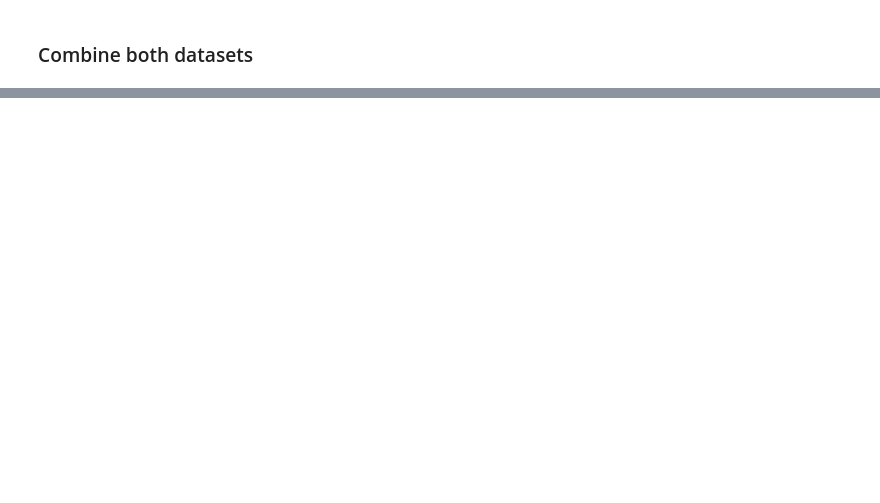
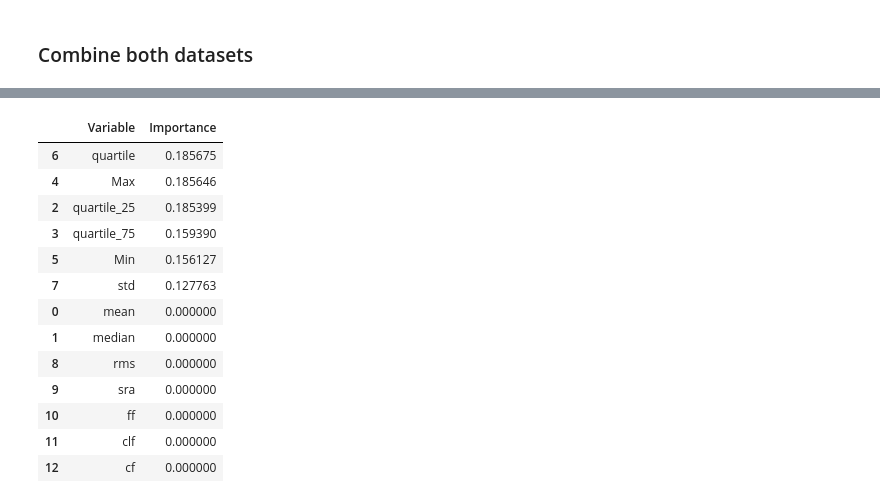
Before and after one commit to JPNMint/Cavitation_detection_ML, a Jupyter notebook: pipeline_V1.ipynb, the cells around one changed output, grey strips where cells are left out. Cells and saved outputs as stored; diff of their text form; code cells hidden in the pictures; blank space fills up the shorter version.

```diff
--- a/pipeline_V1.ipynb
+++ b/pipeline_V1.ipynb
@@ -221,14 +239,14 @@ def feature_pipe (datasets, splits_in_sec, label):
     df_split = splitting(sr[0],df, splits_in_sec)
     freq, df_ftt = fourier_trans(sr[0],df_split)
     output_df = feature_extraction(df_ftt, label)
-    return output_df
+    return len(df_split), output_df
 # %%
 No_cav_files = ["sxmany_200206_007_HKMNetzpumpe04_004_RP1_FC_01_C06_SB1_L0_XX_XXXX_YY_YYYY_ZZZZZZ_10.wav"]
 cav_files = ["s00000_191115_007_KesselpumpHD02_002_RP1_FC_01_P06_SB1_L0_KS_XXXX_YY_YYYY_ZZZZZZ_16.wav"]
 
 
-no_cav_df = feature_pipe(No_cav_files,3,"No_Cavitation")
-cav_df = feature_pipe(cav_files,3,"Cavitation")
+no_cav_df = feature_pipe(No_cav_files,0.1,"No Cavitation")[1]
+cav_df = feature_pipe(cav_files,0.1,"Cavitation")[1]
 final_df = pd.concat([no_cav_df, cav_df])
 final_df
 # %% [output]
@@ -249,0 +256,31 @@ final_df
+# %%
+import xgboost as xgb
+from sklearn.model_selection import train_test_split
+
+y = final_df["Cavitation"]
+X = final_df.loc[:, final_df.columns != 'Cavitation'].astype('float')
+
+X_train,X_test,y_train,y_test= train_test_split(X, y, test_size=0.3, random_state=1623806)
+
+
+
+gbm_param_grid = {
+    'clf__learning_rate': np.arange(.05, 1, .05),
+    'clf__max_depth': np.arange(3,10, 1),
+    'clf__n_estimators': np.arange(50, 200, 50)
+}
+#model = xgb.XGBClassifier()
+
+model = xgb.XGBClassifier(silent=False,
+                      scale_pos_weight=1,
+                      learning_rate=0.01,
+                      colsample_bytree = 0.4,
+                      subsample = 0.8,
+                      objective='binary:logistic',
+                      n_estimators=1000,
+                      reg_alpha = 0.3,
+                      max_depth=4,
+                      gamma=10)
+model.fit(X_train, y_train)
+print(model)
+predicted_y = model.predict(X_test)
@@ -249,0 +306,18 @@ final_df
+# %%
+pd.DataFrame({'Variable':X.columns,
+              'Importance':model.feature_importances_}).sort_values('Importance', ascending=False)
+# %% [output]
+|  | Variable | Importance |
+| 6 | quartile | 0.185675 |
+| 4 | Max | 0.185646 |
+| 2 | quartile_25 | 0.185399 |
+| 3 | quartile_75 | 0.159390 |
+| 5 | Min | 0.156127 |
+| 7 | std | 0.127763 |
+| 0 | mean | 0.000000 |
+| 1 | median | 0.000000 |
+| 8 | rms | 0.000000 |
+| 9 | sra | 0.000000 |
+| 10 | ff | 0.000000 |
+| 11 | clf | 0.000000 |
+| 12 | cf | 0.000000 |
```
Also changed, not shown: parts of 19 cells of this notebook, 1 other file.
